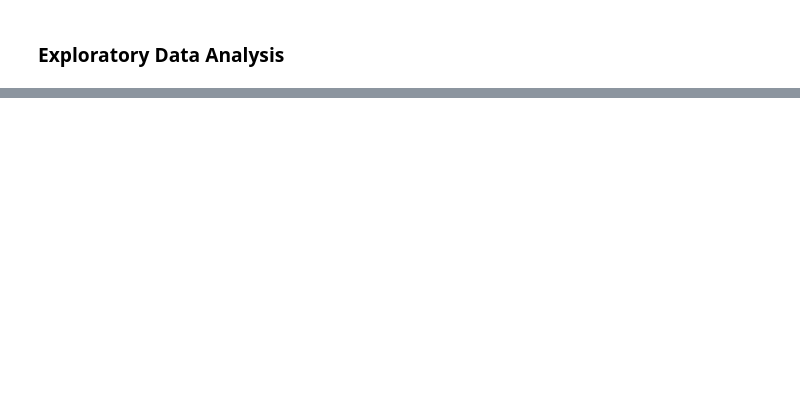
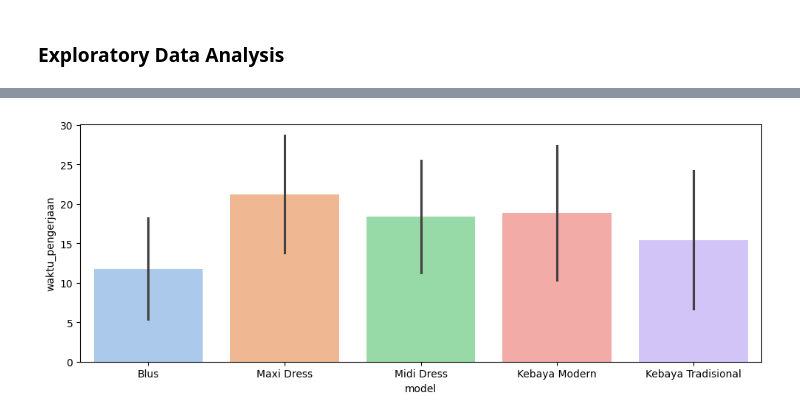
Before and after one commit to adzkykhairany/tailor-price-predictor, a Jupyter notebook: models/prediction_model.ipynb, the cells around one changed output, grey strips where cells are left out. Cells and saved outputs as stored; diff of their text form; code cells hidden in the pictures; blank space fills up the shorter version.

```diff
--- a/models/prediction_model.ipynb
+++ b/models/prediction_model.ipynb
@@ -577,0 +119,7 @@ test_eval
+# %%
+plt.figure(figsize=(10, 4))
+sns.barplot(x='model', y='waktu_pengerjaan', hue='model', data=df, errorbar='sd', palette='pastel')
+plt.tight_layout()
+plt.show()
+# %% [output]
+[figure, added]
```
Also changed, not shown: parts of 91 cells of this notebook, 2 other files.
